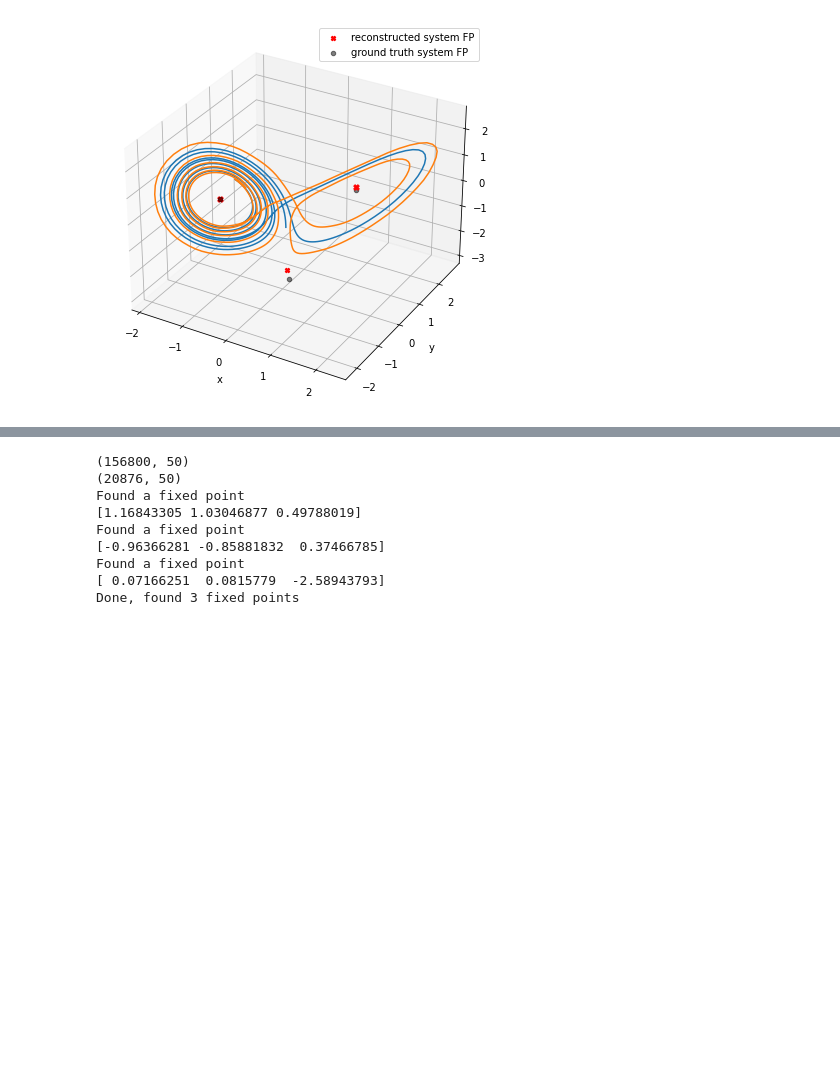
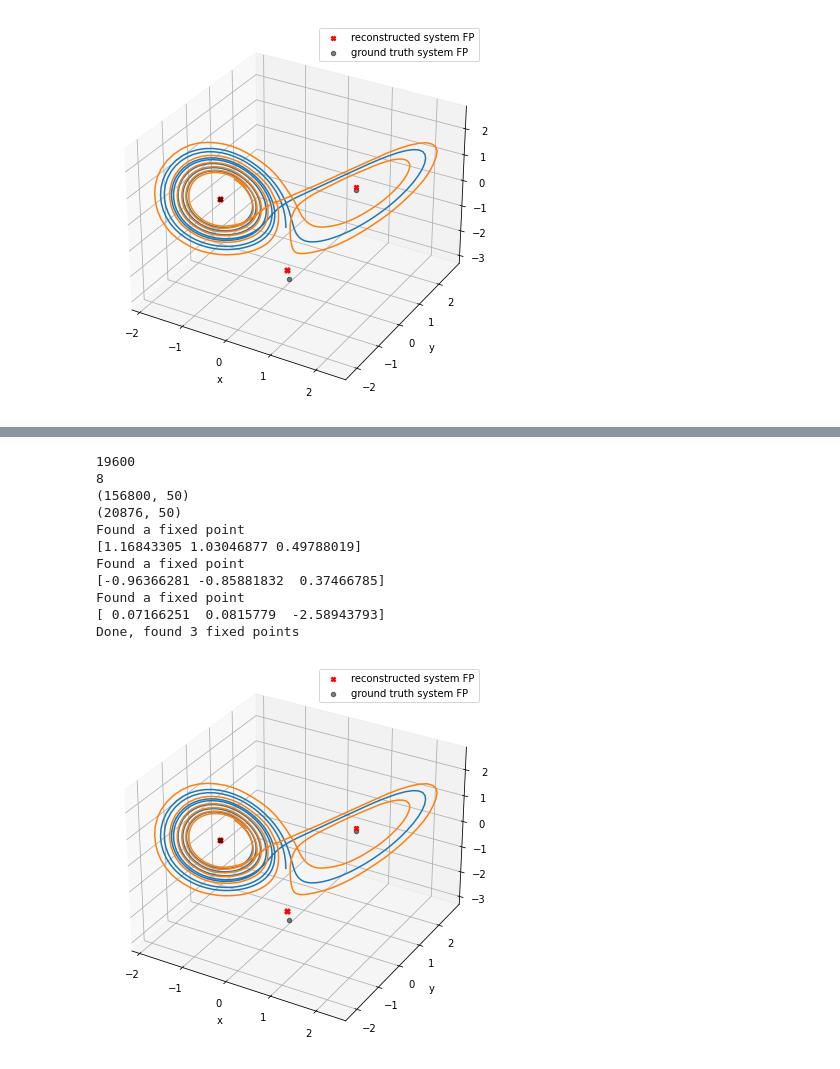
Before and after one commit to Matthijspals/Exact_FP_Lorenz, a Jupyter notebook: Exact_FP_shPLRNN_Lorenz.ipynb, the cells around one changed output, grey strips where cells are left out. Drawn from its saved outputs; the diff is of its cells as text; code cells hidden in the pictures; blank space fills up the shorter version.

Commit message:
include explanation and figure

```diff
--- a/Exact_FP_shPLRNN_Lorenz.ipynb
+++ b/Exact_FP_shPLRNN_Lorenz.ipynb
@@ -416,7 +442,9 @@ def find_fixed_points(model):
 
     # First solve for all intersection of hyperplanes
     intersect_inds = np.array(list(combinations(np.arange(N),R)))
+    print(len(intersect_inds))
     n_Ds_initial = len(list(powerset(range(R))))*len(intersect_inds)
+    print(len(list(powerset(range(R)))))
     D_list = np.zeros((n_Ds_initial,N),dtype='uint8')
     it = 0
     for inds in intersect_inds:
@@ -461,6 +489,8 @@ def find_fixed_points(model):
     return D_list,D_inds,z_list
 D_list,D_inds,z_list=find_fixed_points(model)
 # %% [output]
+19600
+8
 (156800, 50)
 (20876, 50)
 Found a fixed point
@@ -470,3 +500,30 @@ Found a fixed point
 Found a fixed point
 [ 0.07166251  0.0815779  -2.58943793]
 Done, found 3 fixed points
+# %%
+ax = plt.figure(figsize=(12, 7)).add_subplot(projection='3d')
+t_plot = 600
+# lets draw an orbit of the system
+x1 = torch.tensor(X_test[0, :])
+orbit = generate_orbit(model, x1, T_test).numpy()
+ax.plot(X_test[:t_plot, 0], X_test[:t_plot, 1], X_test[:t_plot, 2])
+ax.plot(orbit[:t_plot, 0], orbit[:t_plot, 1], orbit[:t_plot, 2])
+
+# Scatter plot for FP
+ax.scatter(z_list[0][0],z_list[0][1],z_list[0][2],marker="X",c="red",label="reconstructed system FP")
+ax.scatter(z_list[1][0],z_list[1][1],z_list[1][2],marker="X",s=30,c="red")
+ax.scatter(z_list[2][0],z_list[2][1],z_list[2][2], marker="X",s=30,c="red")
+
+
+# Scatter plot for ground truth points
+true_FPs = np.load("lorenz63_standardized_FPs.npy")
+ax.scatter(true_FPs[0, 0], true_FPs[1, 0], true_FPs[2, 0], c="black",label="ground truth system FP",alpha=.5)
+ax.scatter(true_FPs[0, 1], true_FPs[1, 1], true_FPs[2, 1], c="black",alpha=.5)
+ax.scatter(true_FPs[0, 2], true_FPs[1, 2], true_FPs[2, 2], c="black",alpha=.5)
+ax.set_xlabel("x")
+ax.set_ylabel("y")
+ax.set_zlabel("z")
+plt.legend()
+plt.show()
+# %% [output]
+[figure, added]
```
Also changed, not shown: parts of 4 cells of this notebook.
